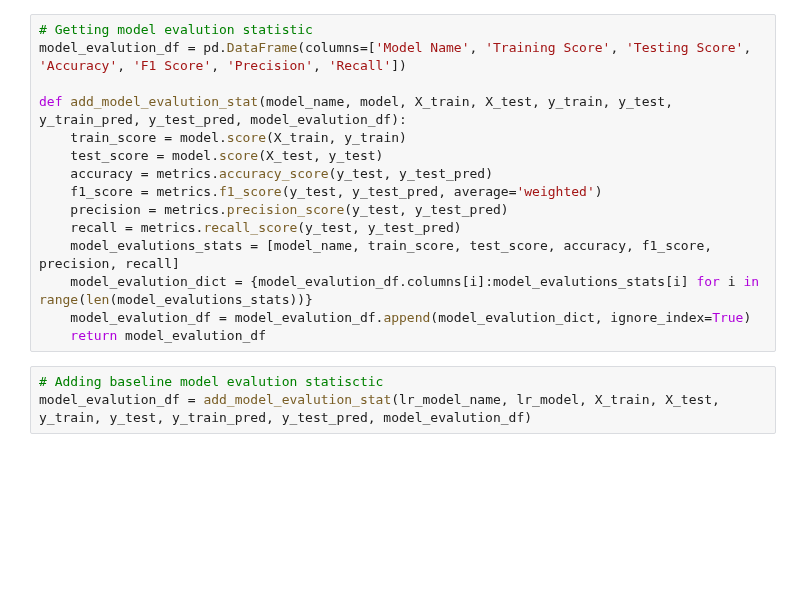
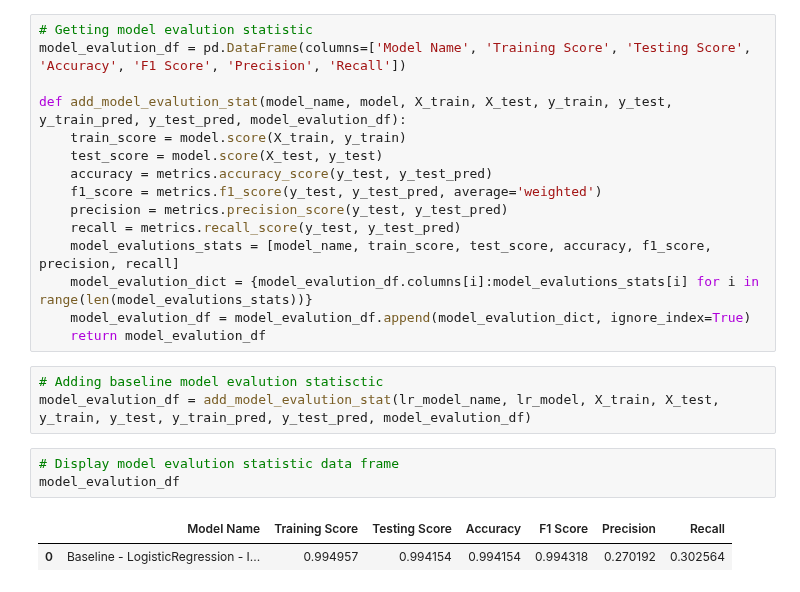
Before and after one commit to PoluboyarinovSI/SF_DataScience, a Jupyter notebook: project_7/Project-7.ipynb, the cells around one changed output. Saved outputs shown, nothing was run; the diff lists cells and outputs as text; blank space fills up the shorter version.

```diff
--- a/project_7/Project-7.ipynb
+++ b/project_7/Project-7.ipynb
@@ -879,3 +886,9 @@ def add_model_evalution_stat(model_name, model, X_train, X_test, y_train, y_test
 # %%
 # Adding baseline model evalution statisctic
 model_evalution_df = add_model_evalution_stat(lr_model_name, lr_model, X_train, X_test, y_train, y_test, y_train_pred, y_test_pred, model_evalution_df)
+# %%
+# Display model evalution statistic data frame
+model_evalution_df
+# %% [output]
+|  | Model Name | Training Score | Testing Score | Accuracy | F1 Score | Precision | Recall |
+| 0 | Baseline - LogisticRegression - I... | 0.994957 | 0.994154 | 0.994154 | 0.994318 | 0.270192 | 0.302564 |
```
Also changed, not shown: parts of 19 cells of this notebook.
